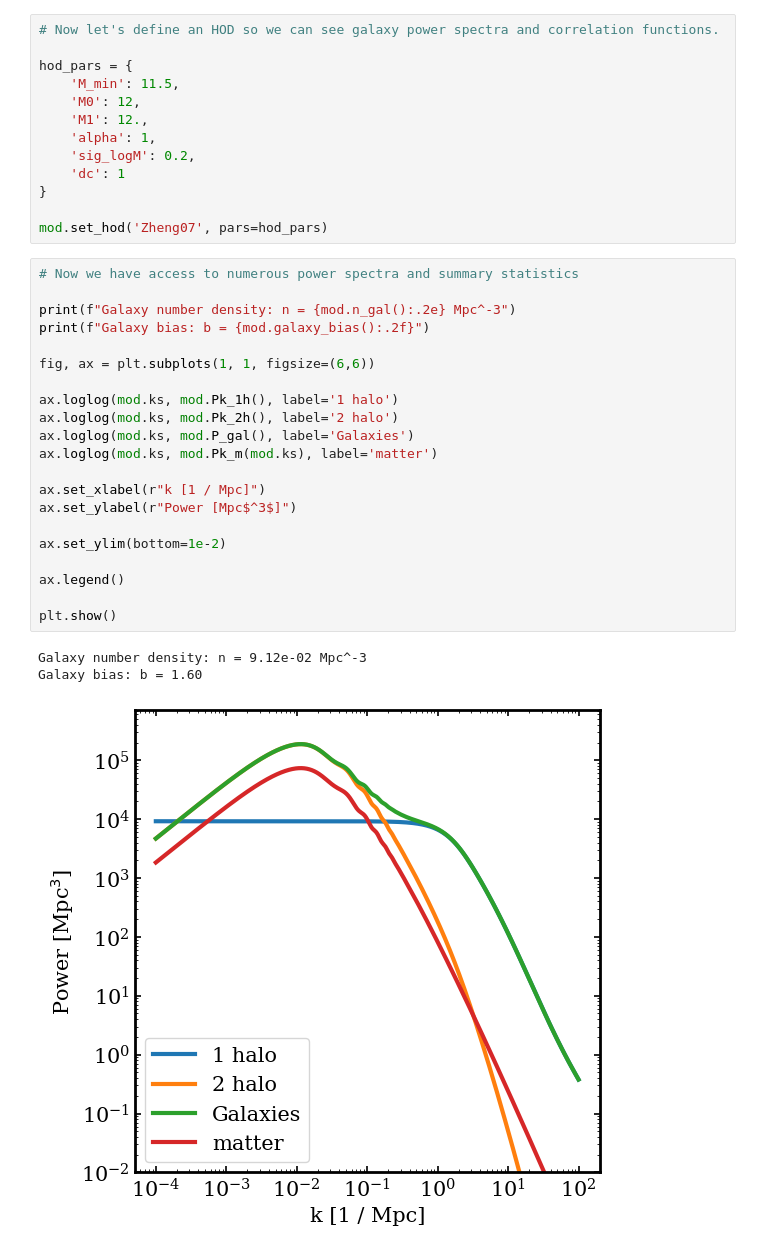
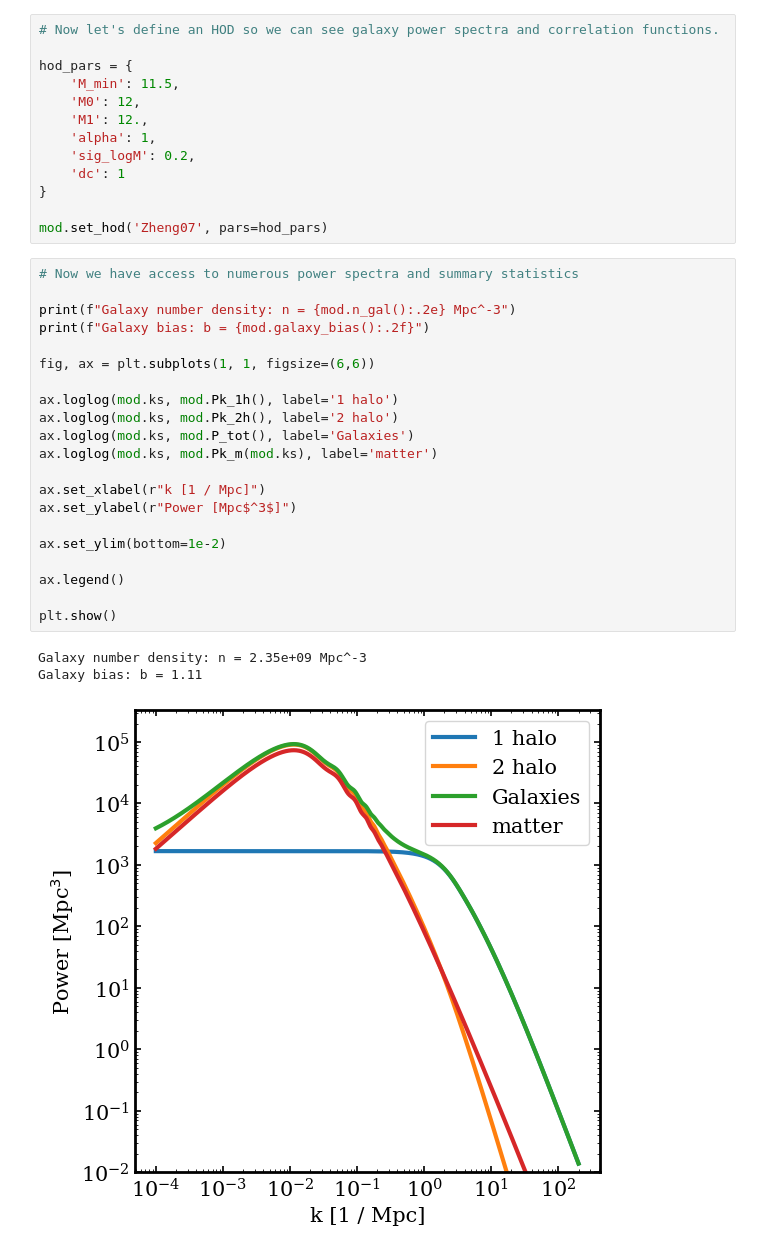
Before and after one commit to ochase10/shoddy, a Jupyter notebook: demo.ipynb, the cells around one changed output. Saved outputs shown, nothing was run; the diff lists cells and outputs as text.

```diff
--- a/demo.ipynb
+++ b/demo.ipynb
@@ -48,28 +48,28 @@ mod.set_hod('Zheng07', pars=hod_pars)
 # %%
 # Now we have access to numerous power spectra and summary statistics
 
 print(f"Galaxy number density: n = {mod.n_gal():.2e} Mpc^-3")
 print(f"Galaxy bias: b = {mod.galaxy_bias():.2f}")
 
 fig, ax = plt.subplots(1, 1, figsize=(6,6))
 
 ax.loglog(mod.ks, mod.Pk_1h(), label='1 halo')
 ax.loglog(mod.ks, mod.Pk_2h(), label='2 halo')
-ax.loglog(mod.ks, mod.P_gal(), label='Galaxies')
+ax.loglog(mod.ks, mod.P_tot(), label='Galaxies')
 ax.loglog(mod.ks, mod.Pk_m(mod.ks), label='matter')
 
 ax.set_xlabel(r"k [1 / Mpc]")
 ax.set_ylabel(r"Power [Mpc$^3$]")
 
 ax.set_ylim(bottom=1e-2)
 
 ax.legend()
 
 plt.show()
 # %% [output]
-Galaxy number density: n = 9.12e-02 Mpc^-3
-Galaxy bias: b = 1.60
+Galaxy number density: n = 2.35e+09 Mpc^-3
+Galaxy bias: b = 1.11
-[figure, old version]
+[figure, new version]
 # %%
 # To get angular clustering, we need to define a redshift window.
 # Let's also try updating some of the parameters for the HOD
```
Also changed, not shown: parts of 2 cells of this notebook, 3 other files.
